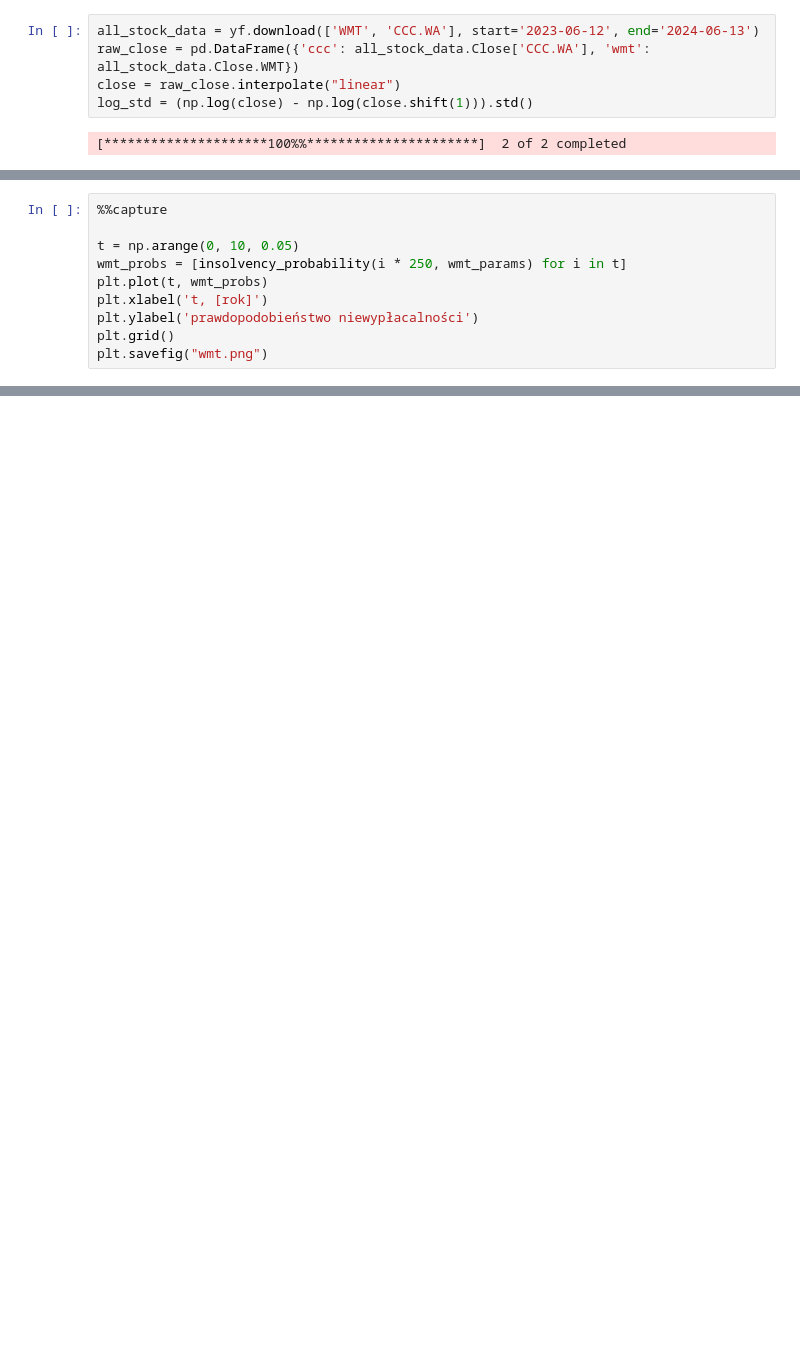
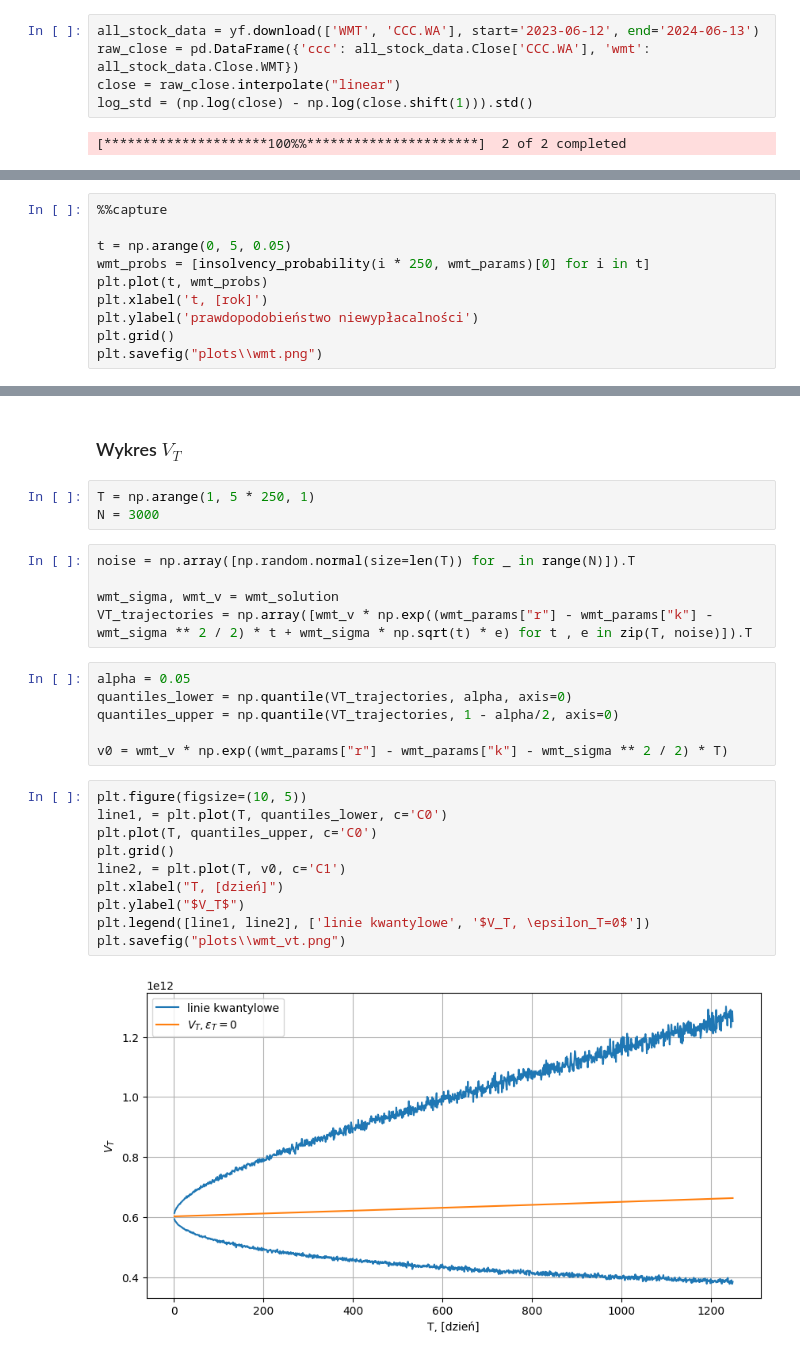
Before and after one commit to OlaHodera/risk, a Jupyter notebook: projekt5/kmv.ipynb, the cells around one changed output, grey strips where cells are left out. Drawn from its saved outputs; the diff is of its cells as text; blank space fills up the shorter version.

Commit message:
wykresy VT

```diff
--- a/projekt5/kmv.ipynb
+++ b/projekt5/kmv.ipynb
@@ -47,13 +55,13 @@ ccc_params['market_cap'] / 10 ** 9
 # %%
 %%capture
 
-t = np.arange(0, 10, 0.05)
-wmt_probs = [insolvency_probability(i * 250, wmt_params) for i in t]
+t = np.arange(0, 5, 0.05)
+wmt_probs = [insolvency_probability(i * 250, wmt_params)[0] for i in t]
 plt.plot(t, wmt_probs)
 plt.xlabel('t, [rok]')
 plt.ylabel('prawdopodobieństwo niewypłacalności')
 plt.grid()
-plt.savefig("wmt.png")
+plt.savefig("plots\\wmt.png")
 # %%
 %%capture
 
@@ -65,0 +74,28 @@ plt.savefig("ccc.png")
+# %% [markdown]
+### Wykres $V_T$
+# %%
+T = np.arange(1, 5 * 250, 1)
+N = 3000
+# %%
+noise = np.array([np.random.normal(size=len(T)) for _ in range(N)]).T
+
+wmt_sigma, wmt_v = wmt_solution
+VT_trajectories = np.array([wmt_v * np.exp((wmt_params["r"] - wmt_params["k"] - wmt_sigma ** 2 / 2) * t + wmt_sigma * np.sqrt(t) * e) for t , e in zip(T, noise)]).T
+# %%
+alpha = 0.05
+quantiles_lower = np.quantile(VT_trajectories, alpha, axis=0)
+quantiles_upper = np.quantile(VT_trajectories, 1 - alpha/2, axis=0)
+
+v0 = wmt_v * np.exp((wmt_params["r"] - wmt_params["k"] - wmt_sigma ** 2 / 2) * T)
+# %%
+plt.figure(figsize=(10, 5))
+line1, = plt.plot(T, quantiles_lower, c='C0')
+plt.plot(T, quantiles_upper, c='C0')
+plt.grid()
+line2, = plt.plot(T, v0, c='C1')
+plt.xlabel("T, [dzień]")
+plt.ylabel("$V_T$")
+plt.legend([line1, line2], ['linie kwantylowe', '$V_T, \epsilon_T=0$'])
+plt.savefig("plots\\wmt_vt.png")
+# %% [output]
+[figure, added]
```
Also changed, not shown: parts of 12 cells of this notebook, 11 other files.
